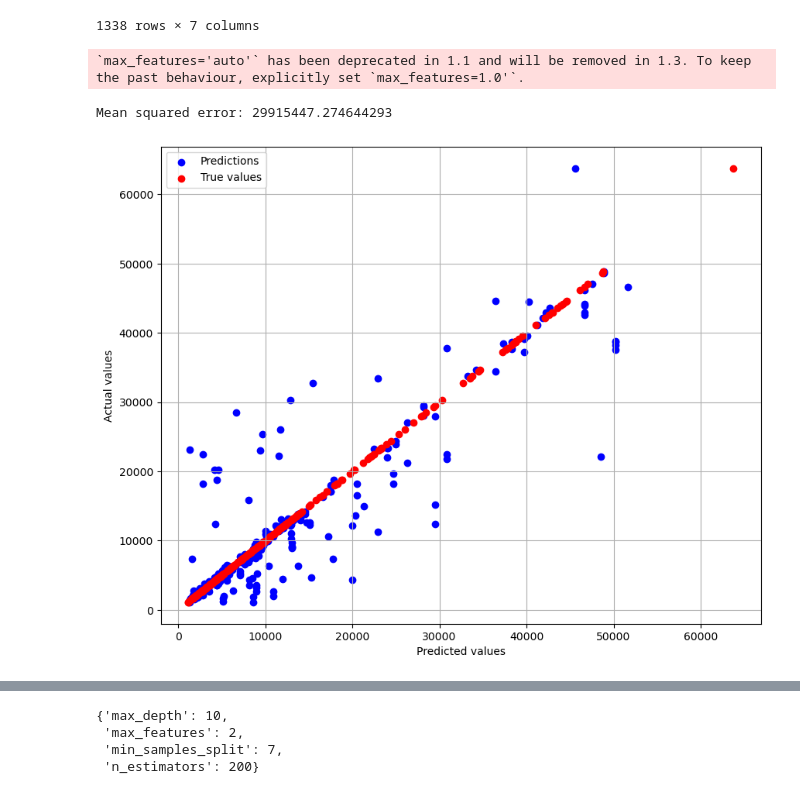
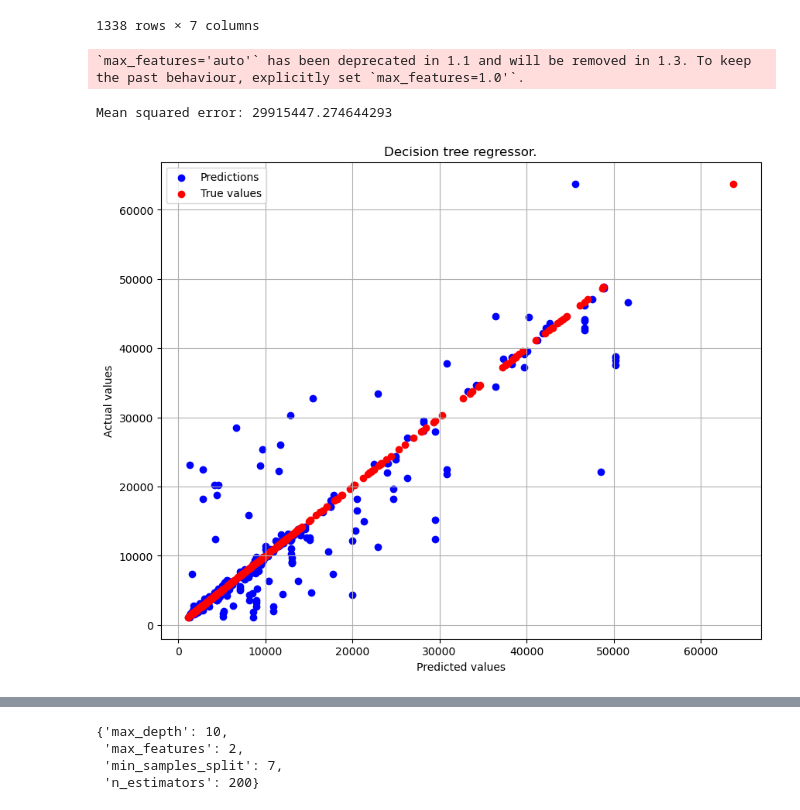
Before and after one commit to Kamuthuj/health-insurance-regression., a Jupyter notebook: analysis.ipynb, the cells around one changed output, grey strips where cells are left out. Cells and saved outputs as stored; diff of their text form; code cells hidden in the pictures.

```diff
--- a/analysis.ipynb
+++ b/analysis.ipynb
@@ -135,30 +133,31 @@ y=df["charges"]
 # %%
 # Split the data into training and testing.
 x_train,x_test,y_train,y_test=train_test_split(x,y,train_size=0.8,random_state=42)
 
 # Implementing the decision tree regressor model.
 dtree=DecisionTreeRegressor(max_depth=None,max_features="auto",min_samples_leaf=3,random_state=42)
 
 dtree.fit(x_train,y_train)
 
 y_pred=dtree.predict(x_test)
 
 mse=mean_squared_error(y_pred,y_test)
 
 print("Mean squared error:",mse)
 plt.figure(figsize=(10,8))
 plt.scatter(y_pred,y_test,color="blue",label="Predictions")
 plt.scatter(y_test,y_test,color="red",label="True values")
 plt.xlabel("Predicted values")
 plt.ylabel("Actual values")
+plt.title("Decision tree regressor.")
 plt.legend()
 plt.grid()
 plt.savefig("Decision tree actual vs predicted")
 plt.show()
 # %% [output]
 `max_features='auto'` has been deprecated in 1.1 and will be removed in 1.3. To keep the past behaviour, explicitly set `max_features=1.0'`.
 Mean squared error: 29915447.274644293
-[figure, old version]
+[figure, new version]
 # %%
 rforest=RandomForestRegressor(n_estimators=100,max_depth=None,max_features="auto",min_samples_split=5,random_state=42)
 
```
Also changed, not shown: parts of 2 cells of this notebook.
